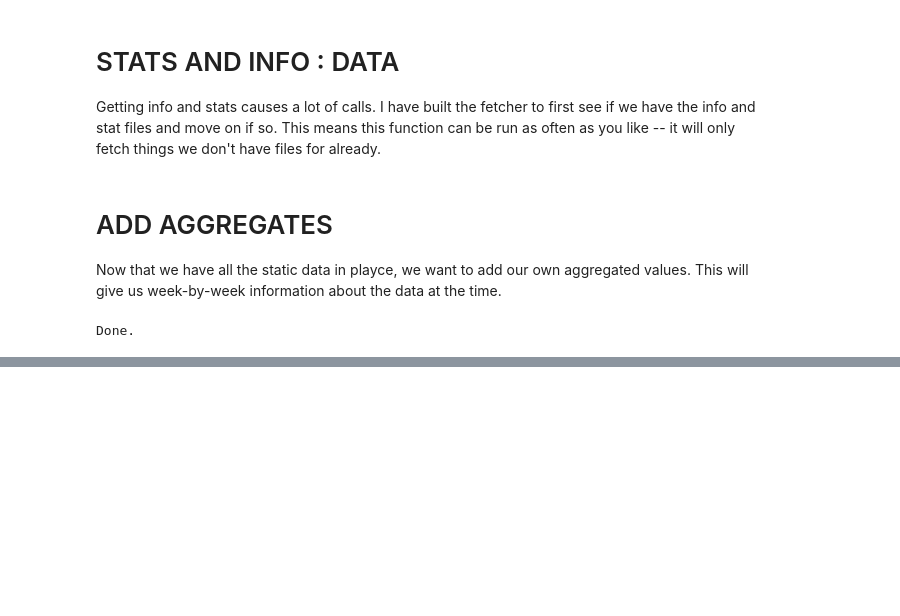
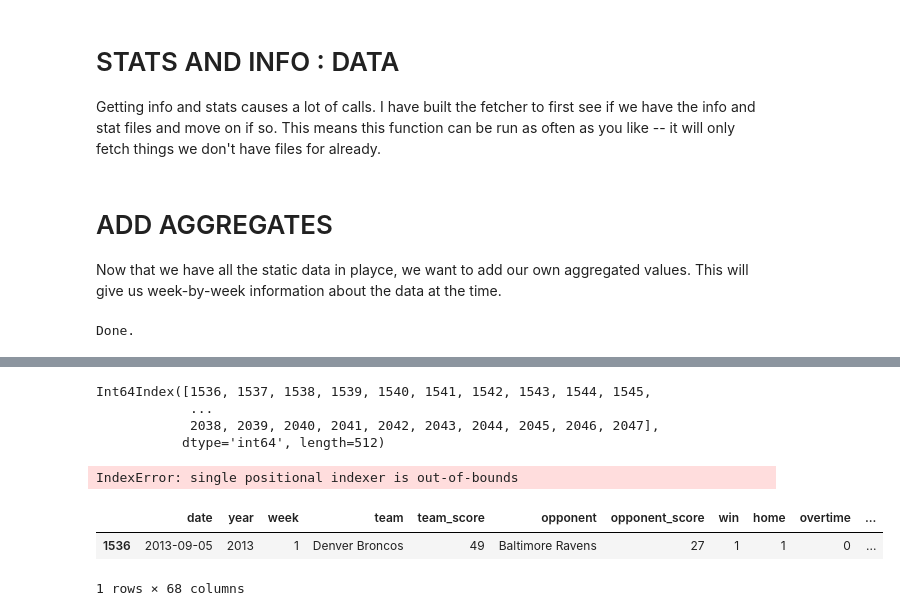
Before and after one commit to bladnman/footballing, a Jupyter notebook: src/1.data_engineering/1._SOURCE_ALL_DATA.ipynb, the cells around one changed output, grey strips where cells are left out. Cells and saved outputs as stored; diff of their text form; code cells hidden in the pictures; blank space fills up the shorter version.

```diff
--- a/src/1.data_engineering/1._SOURCE_ALL_DATA.ipynb
+++ b/src/1.data_engineering/1._SOURCE_ALL_DATA.ipynb
@@ -111,2 +150,23 @@ work_df.index
+# %%
+work_df.index
+# %% [output]
+Int64Index([1536, 1537, 1538, 1539, 1540, 1541, 1542, 1543, 1544, 1545,
+            ...
+            2038, 2039, 2040, 2041, 2042, 2043, 2044, 2045, 2046, 2047],
+           dtype='int64', length=512)
+# %%
+work_df.at[1536, 'week'] = 99
+# %%
+cp = work_df.copy()
+# cp.at[1536, ['week','year']] = [99,98]
+cp.iloc[1536]
+# %% [output]
+IndexError: single positional indexer is out-of-bounds
+# %%
+work_df.loc[:'1536']
+# %% [output]
+|  | date | year | week | team | team_score | opponent | opponent_score | win | home | overtime | ... |
+| 1536 | 2013-09-05 | 2013 | 1 | Denver Broncos | 49 | Baltimore Ravens | 27 | 1 | 1 | 0 | ... |
+1 rows × 68 columns
 # %%
 work_df.reset_index()
```
Also changed, not shown: parts of 6 cells of this notebook, 3 other files.
